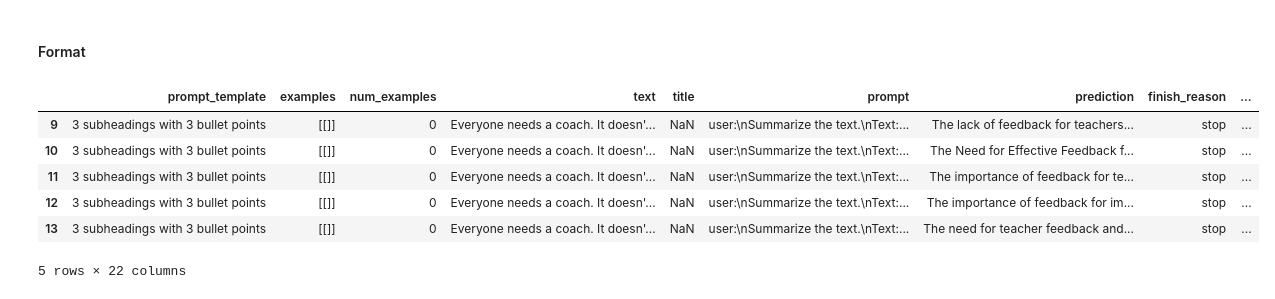
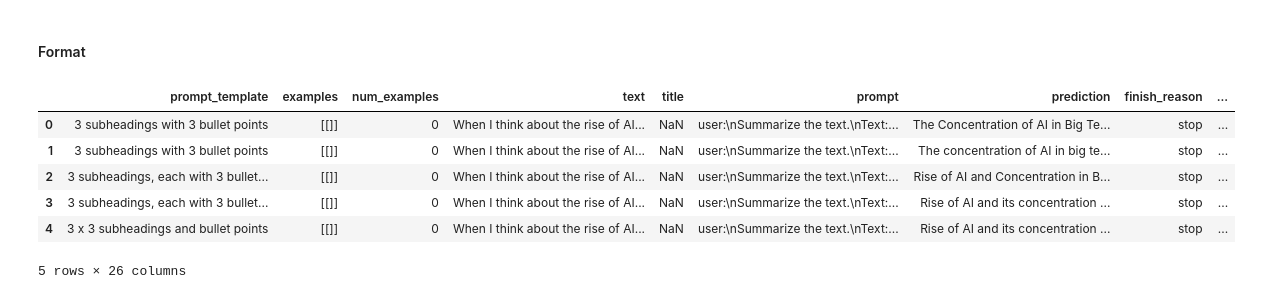
Before and after one commit to ErlendMariusOmmundsen/gpt-prompt-engineering, a Jupyter notebook: format_insight.ipynb, the cells around one changed output. Saved outputs shown, nothing was run; the diff lists cells and outputs as text; code cells hidden in the pictures.

```diff
--- a/format_insight.ipynb
+++ b/format_insight.ipynb
@@ -14,16 +16,16 @@ format_df = pd.read_csv(modifiers_path + "format.csv")
 # %% [markdown]
 #### Format
 # %%
-format_df = format_df.iloc[9:]
+# format_df2 = format_df.iloc[9:]
 format_df.head()
 # %% [output]
 |  | prompt_template | examples | num_examples | text | title | prompt | prediction | finish_reason | ... |
-| 9 | 3 subheadings with 3 bullet points | [[]] | 0 | Everyone needs a coach. It doesn'... | NaN | user:\nSummarize the text.\nText:... | The lack of feedback for teachers... | stop | ... |
-| 10 | 3 subheadings with 3 bullet points | [[]] | 0 | Everyone needs a coach. It doesn'... | NaN | user:\nSummarize the text.\nText:... | The Need for Effective Feedback f... | stop | ... |
-| 11 | 3 subheadings with 3 bullet points | [[]] | 0 | Everyone needs a coach. It doesn'... | NaN | user:\nSummarize the text.\nText:... | The importance of feedback for te... | stop | ... |
-| 12 | 3 subheadings with 3 bullet points | [[]] | 0 | Everyone needs a coach. It doesn'... | NaN | user:\nSummarize the text.\nText:... | The importance of feedback for im... | stop | ... |
-| 13 | 3 subheadings with 3 bullet points | [[]] | 0 | Everyone needs a coach. It doesn'... | NaN | user:\nSummarize the text.\nText:... | The need for teacher feedback and... | stop | ... |
+| 0 | 3 subheadings with 3 bullet points | [[]] | 0 | When I think about the rise of AI... | NaN | user:\nSummarize the text.\nText:... | The Concentration of AI in Big Te... | stop | ... |
+| 1 | 3 subheadings with 3 bullet points | [[]] | 0 | When I think about the rise of AI... | NaN | user:\nSummarize the text.\nText:... | The concentration of AI in big te... | stop | ... |
+| 2 | 3 subheadings, each with 3 bullet... | [[]] | 0 | When I think about the rise of AI... | NaN | user:\nSummarize the text.\nText:... | Rise of AI and Concentration in B... | stop | ... |
+| 3 | 3 subheadings, each with 3 bullet... | [[]] | 0 | When I think about the rise of AI... | NaN | user:\nSummarize the text.\nText:... | Rise of AI and its concentration ... | stop | ... |
+| 4 | 3 x 3 subheadings and bullet points | [[]] | 0 | When I think about the rise of AI... | NaN | user:\nSummarize the text.\nText:... | Rise of AI and its concentration ... | stop | ... |
-5 rows × 22 columns
+5 rows × 26 columns
 # %%
 for m in FORMAT_MODIFIERS:
     print(m)
```
Also changed, not shown: parts of 6 cells of this notebook.
